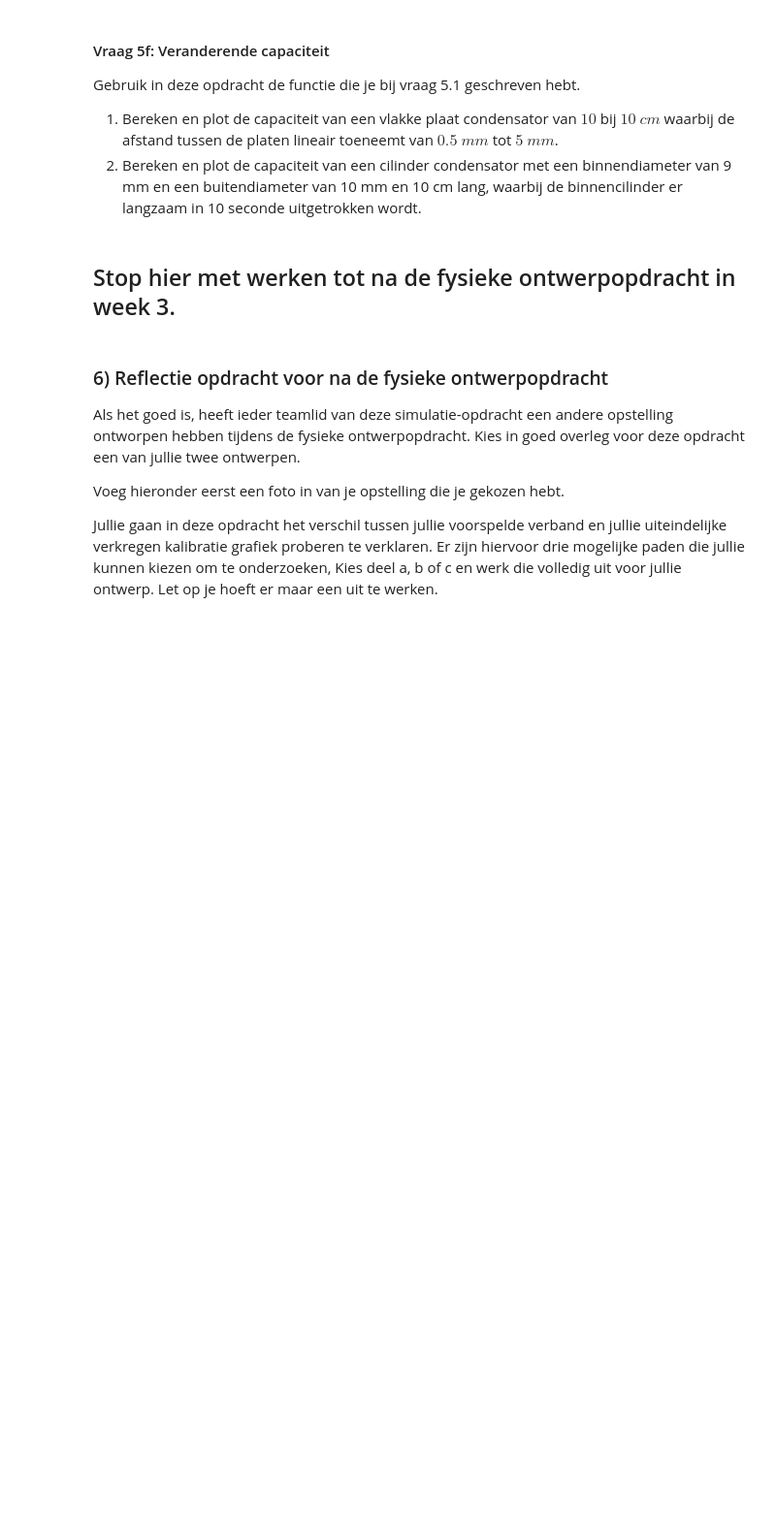
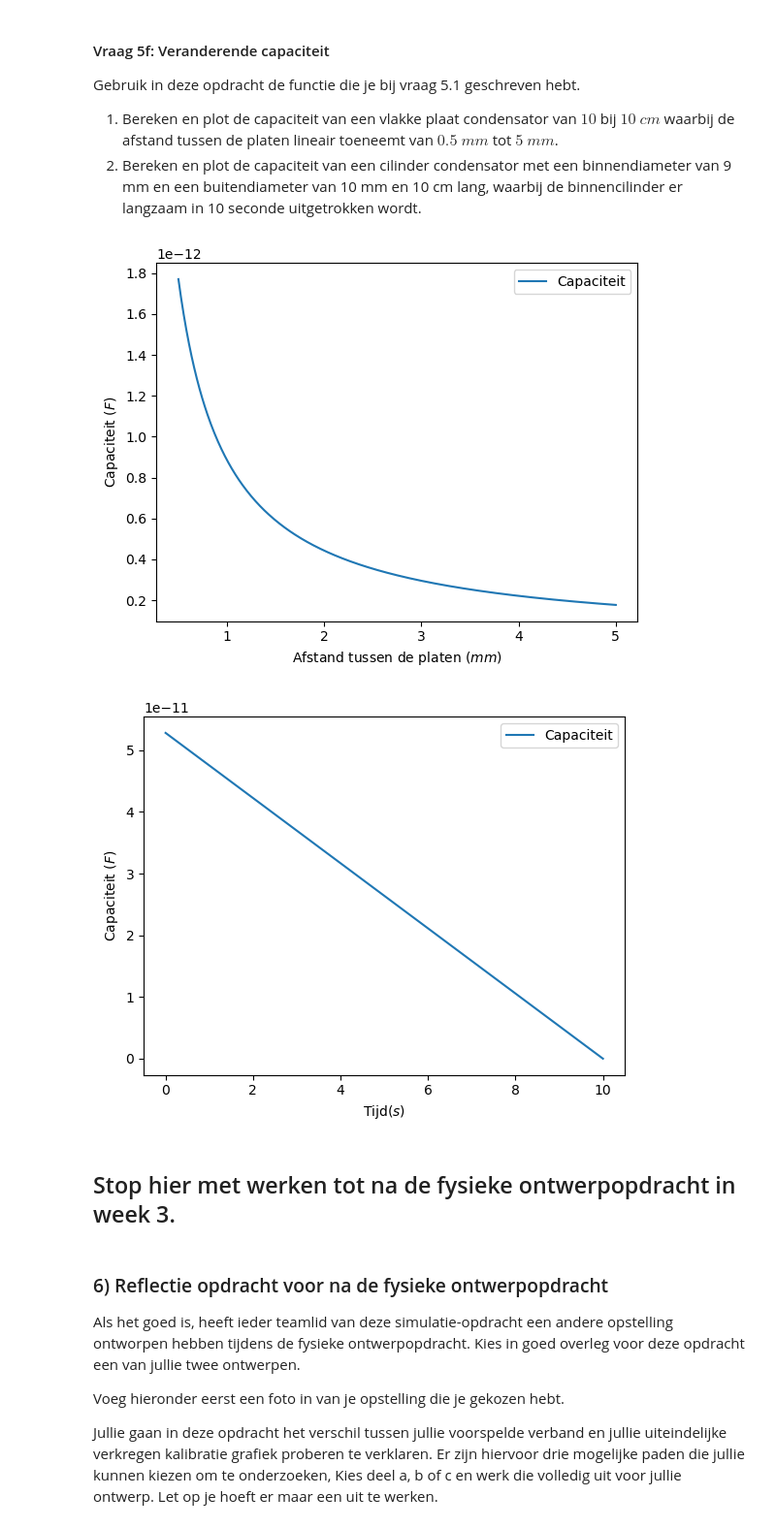
Before and after one commit to Fynn-Vrolijk123/DEF-D-Fynn-Vrolijk, a Jupyter notebook: DigitaleOntwerpopdrachten/1CondensatorOpdracht/CondensatorOntwerpopdracht.ipynb, the cells around one changed output. Shown at 97% size. Saved outputs shown, nothing was run; the diff lists cells and outputs as text; code cells hidden in the pictures; blank space fills up the shorter version.

```diff
--- a/DigitaleOntwerpopdrachten/1CondensatorOpdracht/CondensatorOntwerpopdracht.ipynb
+++ b/DigitaleOntwerpopdrachten/1CondensatorOpdracht/CondensatorOntwerpopdracht.ipynb
@@ -677,9 +690,26 @@ Gebruik in deze opdracht de functie die je bij vraag 5.1 geschreven hebt.
 1. Bereken en plot de capaciteit van een vlakke plaat condensator van $10$ bij $10$ $cm$ waarbij de afstand tussen de platen lineair toeneemt van $0.5$ $mm$ tot $5$ $mm$.
 2. Bereken en plot de capaciteit van een cilinder condensator met een binnendiameter van 9 mm en een buitendiameter van 10 mm en 10 cm lang, waarbij de binnencilinder er langzaam in 10 seconde uitgetrokken wordt.
 # %%
-###
-###Jouw code hier###
-###
+afstand = np.linspace(0.5,5,500)
+C5f = vlakkeplaat(epsilon0,0.1,afstand)
+plt.figure()
+plt.plot(afstand, C5f, label = 'Capaciteit')
+plt.xlabel('Afstand tussen de platen ($mm$)')
+plt.ylabel('Capaciteit ($F$)')
+plt.legend()
+plt.show()
+
+tijd = np.linspace(10,0,100)
+C5f2 = cilinder(epsilon0,1e-1*(1-(tijd/10)),9e-3,10e-3)
+plt.figure()
+plt.plot(tijd,C5f2, label = 'Capaciteit')
+plt.xlabel('Tijd($s$)')
+plt.ylabel('Capaciteit ($F$)')
+plt.legend()
+plt.show()
+# %% [output]
+[figure, added]
+[figure, added]
 # %% [markdown]
 ## Stop hier met werken tot na de fysieke ontwerpopdracht in week 3.
 # %% [markdown]
```
Also changed, not shown: parts of 6 cells of this notebook.
